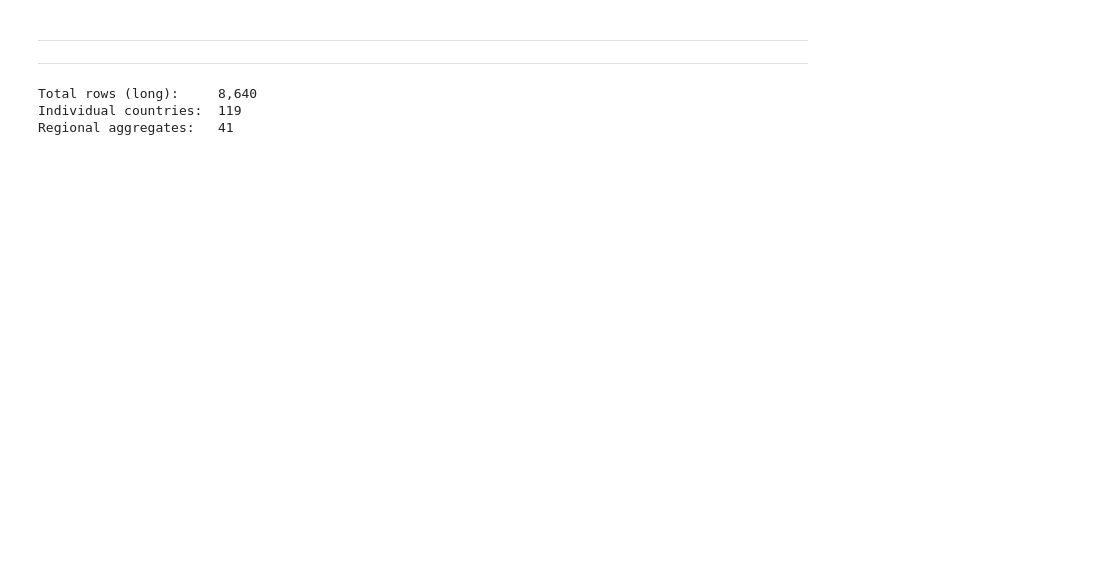
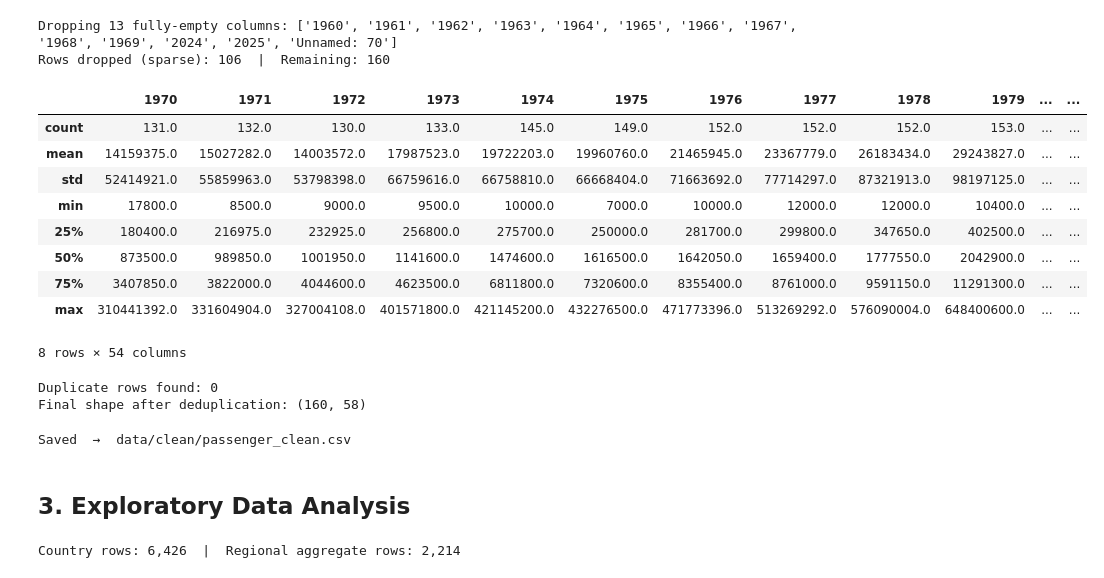
Before and after one commit to tabbba/Data-Visualization-, a Jupyter notebook: eda_passenger.ipynb, the cells around one changed output. Saved outputs shown, nothing was run; the diff lists cells and outputs as text; code cells hidden in the pictures; blank space fills up the shorter version.

```diff
--- a/eda_passenger.ipynb
+++ b/eda_passenger.ipynb
@@ -65,0 +43,5 @@ Name: count, dtype: int64
+# %%
+df = pd.read_csv("data/passenger.csv")
+print(f"Shape: {df.shape}")
+display(df.info())
+display(df.sample(5))
@@ -66,5 +74,36 @@ Name: count, dtype: int64
+# %%
+empty_cols = [c for c in df.columns if df[c].isnull().all()]
+print(f"Dropping {len(empty_cols)} fully-empty columns: {empty_cols}")
+df = df.drop(columns=empty_cols)
+
+before = len(df)
+df = df.dropna(thresh=45)
+print(f"Rows dropped (sparse): {before - len(df)}  |  Remaining: {len(df)}")
+
+display(df.describe().round())
+# %% [output]
+Dropping 13 fully-empty columns: ['1960', '1961', '1962', '1963', '1964', '1965', '1966', '1967', '1968', '1969', '2024', '2025', 'Unnamed: 70']
+Rows dropped (sparse): 106  |  Remaining: 160
+|  | 1970 | 1971 | 1972 | 1973 | 1974 | 1975 | 1976 | 1977 | 1978 | 1979 | ... | ... |
+| count | 131.0 | 132.0 | 130.0 | 133.0 | 145.0 | 149.0 | 152.0 | 152.0 | 152.0 | 153.0 | ... | ... |
+| mean | 14159375.0 | 15027282.0 | 14003572.0 | 17987523.0 | 19722203.0 | 19960760.0 | 21465945.0 | 23367779.0 | 26183434.0 | 29243827.0 | ... | ... |
+| std | 52414921.0 | 55859963.0 | 53798398.0 | 66759616.0 | 66758810.0 | 66668404.0 | 71663692.0 | 77714297.0 | 87321913.0 | 98197125.0 | ... | ... |
+| min | 17800.0 | 8500.0 | 9000.0 | 9500.0 | 10000.0 | 7000.0 | 10000.0 | 12000.0 | 12000.0 | 10400.0 | ... | ... |
+| 25% | 180400.0 | 216975.0 | 232925.0 | 256800.0 | 275700.0 | 250000.0 | 281700.0 | 299800.0 | 347650.0 | 402500.0 | ... | ... |
+| 50% | 873500.0 | 989850.0 | 1001950.0 | 1141600.0 | 1474600.0 | 1616500.0 | 1642050.0 | 1659400.0 | 1777550.0 | 2042900.0 | ... | ... |
+| 75% | 3407850.0 | 3822000.0 | 4044600.0 | 4623500.0 | 6811800.0 | 7320600.0 | 8355400.0 | 8761000.0 | 9591150.0 | 11291300.0 | ... | ... |
+| max | 310441392.0 | 331604904.0 | 327004108.0 | 401571800.0 | 421145200.0 | 432276500.0 | 471773396.0 | 513269292.0 | 576090004.0 | 648400600.0 | ... | ... |
+8 rows × 54 columns
+# %%
+n_dupes = df.duplicated().sum()
+print(f"Duplicate rows found: {n_dupes}")
+df = df.drop_duplicates()
+print(f"Final shape after deduplication: {df.shape}")
+# %% [output]
+Duplicate rows found: 0
+Final shape after deduplication: (160, 58)
 # %%
-df.to_csv('data/clean/passenger_clean.csv')
+df.to_csv("data/clean/passenger_clean.csv", index=False)
+print("Saved  →  data/clean/passenger_clean.csv")
+# %% [output]
+Saved  →  data/clean/passenger_clean.csv
-# %% [markdown]
----
----
@@ -86,38 +110,27 @@ plt.rcParams.update({
+# %% [markdown]
+## 3. Exploratory Data Analysis
 # %%
-df_raw = df
+year_cols = [c for c in df.columns if str(c).isdigit()]
 
-# Drop empty column
-df_raw.drop(columns=["Unnamed: 70"], errors="ignore", inplace=True)
-
-# Available years
-year_cols = [c for c in df_raw.columns if c.isdigit()]
-years     = [int(y) for y in year_cols]
-
-# ── Reshape wide → long ──────────────────────────────────────────────────────
-df_long = df_raw.melt(
+df_long = df.melt(
     id_vars=["Country Name", "Country Code", "Indicator Name", "Indicator Code"],
     value_vars=year_cols,
     var_name="Year",
-    value_name="Passengers"
+    value_name="Passengers",
 )
 df_long["Year"]       = df_long["Year"].astype(int)
 df_long["Passengers"] = pd.to_numeric(df_long["Passengers"], errors="coerce")
-
-# Remove 2024/2025 (all NaN)
 df_long = df_long[df_long["Year"] <= 2023]
 
-# Separate individual countries from regional aggregates
-# World Bank regional codes have 3 letters but are not standard ISO codes
 REGIONAL_CODES = {
     "WLD","EAS","ECS","LCN","MEA","NAC","SAS","SSF","EAP","ECA","LAC","MNA",
     "SSA","HIC","MIC","LMC","UMC","LIC","IBRD","IDA","OED","AFE","AFW","ARB",
     "CEB","CSS","EAR","EMU","EUU","FCS","HPC","IBD","IBT","IDX","IDB","INX",
-    "LAC","LDC","LTE","MNA","NAF","OED","OSS","PRE","PSS","PST","SAS","SST",
-    "TEA","TEC","TLA","TMN","TSA","TSS","UMC","WLD","XZN"
+    "LDC","LTE","NAF","OSS","PRE","PSS","PST","SST","TEA","TEC","TLA","TMN",
+    "TSA","TSS","XZN",
 }
 df_countries = df_long[~df_long["Country Code"].isin(REGIONAL_CODES)].copy()
 df_regions   = df_long[ df_long["Country Code"].isin(REGIONAL_CODES)].copy()
+print(f"Country rows: {len(df_countries):,}  |  Regional aggregate rows: {len(df_regions):,}")
 # %% [output]
-Total rows (long):     8,640
-Individual countries:  119
-Regional aggregates:   41
+Country rows: 6,426  |  Regional aggregate rows: 2,214
```
Also changed, not shown: parts of 20 cells of this notebook, 11 other files.
